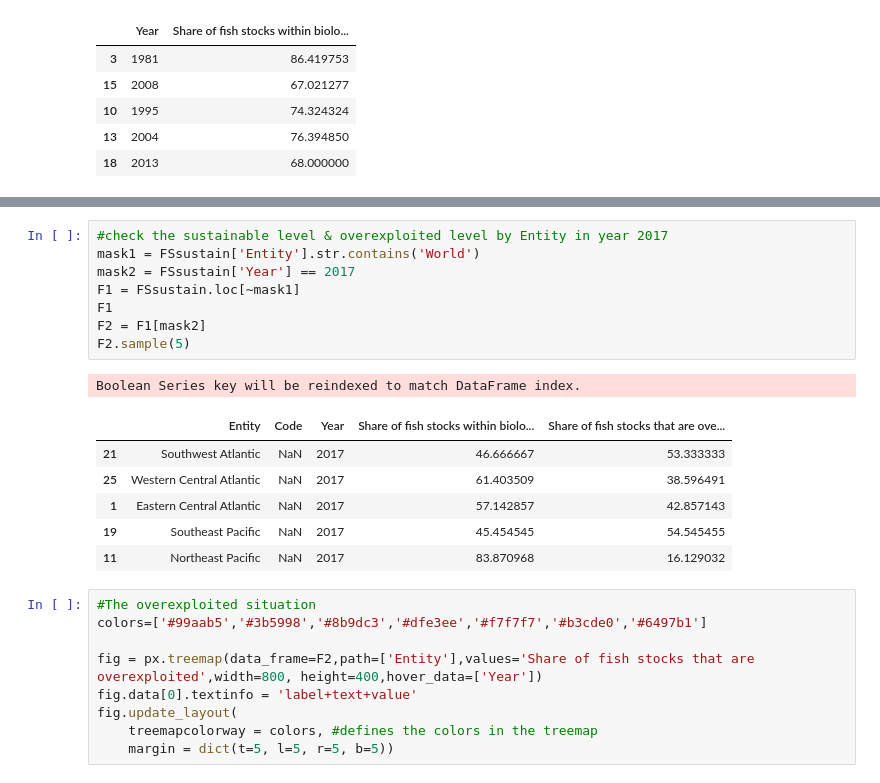
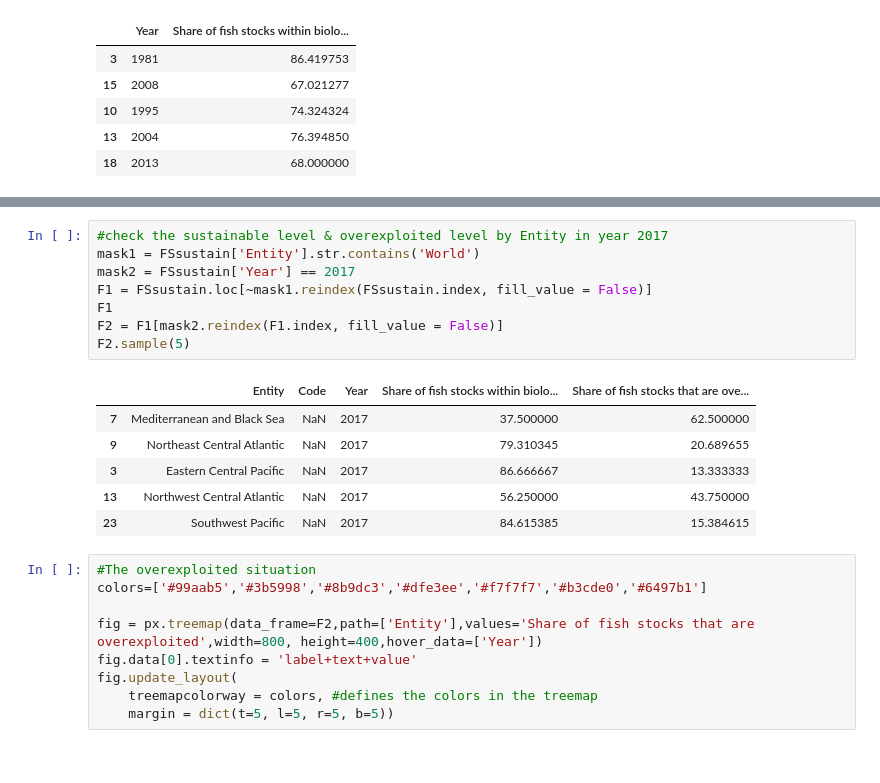
Before and after one commit to Liupinhan/Practice, a Jupyter notebook: Python_Groupwork.ipynb, the cells around one changed output, grey strips where cells are left out. Cells and saved outputs as stored; diff of their text form.

```diff
--- a/Python_Groupwork.ipynb
+++ b/Python_Groupwork.ipynb
@@ -213,19 +211,18 @@ Text(0.5, 0.01, 'year')
 # %%
 #check the sustainable level & overexploited level by Entity in year 2017
 mask1 = FSsustain['Entity'].str.contains('World')
 mask2 = FSsustain['Year'] == 2017
-F1 = FSsustain.loc[~mask1]
+F1 = FSsustain.loc[~mask1.reindex(FSsustain.index, fill_value = False)]
 F1
-F2 = F1[mask2]
+F2 = F1[mask2.reindex(F1.index, fill_value = False)]
 F2.sample(5)
 # %% [output]
-Boolean Series key will be reindexed to match DataFrame index.
 |  | Entity | Code | Year | Share of fish stocks within biolo... | Share of fish stocks that are ove... |
-| 21 | Southwest Atlantic | NaN | 2017 | 46.666667 | 53.333333 |
-| 25 | Western Central Atlantic | NaN | 2017 | 61.403509 | 38.596491 |
-| 1 | Eastern Central Atlantic | NaN | 2017 | 57.142857 | 42.857143 |
-| 19 | Southeast Pacific | NaN | 2017 | 45.454545 | 54.545455 |
-| 11 | Northeast Pacific | NaN | 2017 | 83.870968 | 16.129032 |
+| 7 | Mediterranean and Black Sea | NaN | 2017 | 37.500000 | 62.500000 |
+| 9 | Northeast Central Atlantic | NaN | 2017 | 79.310345 | 20.689655 |
+| 3 | Eastern Central Pacific | NaN | 2017 | 86.666667 | 13.333333 |
+| 13 | Northwest Central Atlantic | NaN | 2017 | 56.250000 | 43.750000 |
+| 23 | Southwest Pacific | NaN | 2017 | 84.615385 | 15.384615 |
 # %%
 #The overexploited situation
 colors=['#99aab5','#3b5998','#8b9dc3','#dfe3ee','#f7f7f7','#b3cde0','#6497b1']
```
Also changed, not shown: parts of 1 cell of this notebook.
